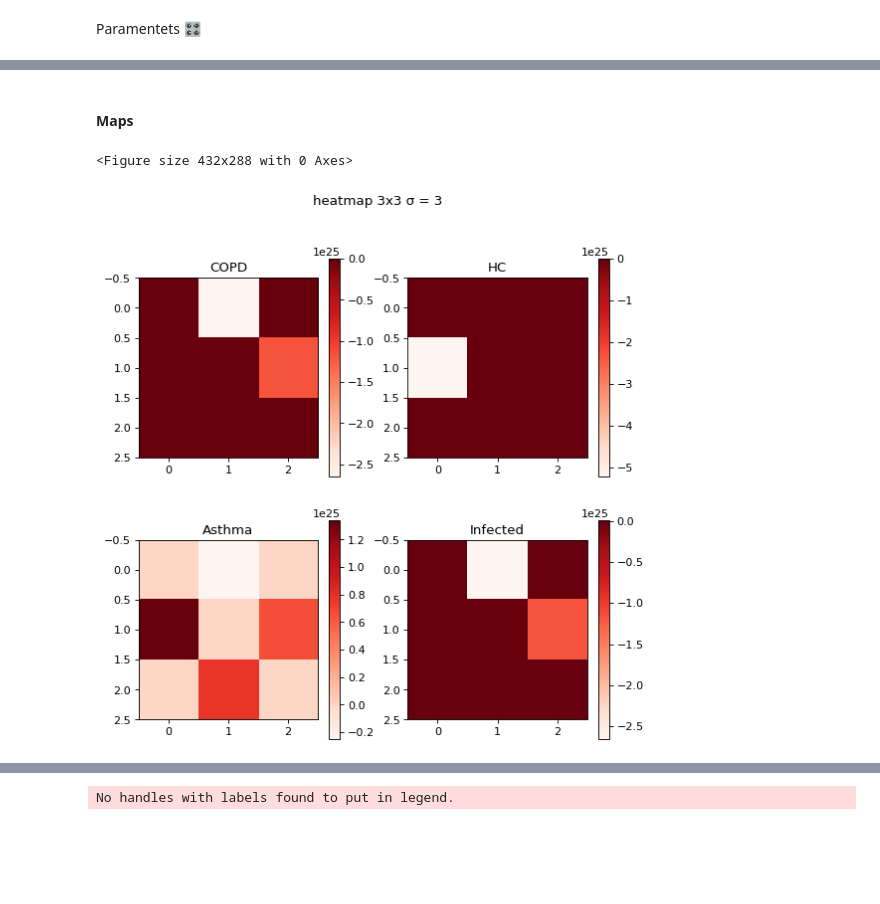
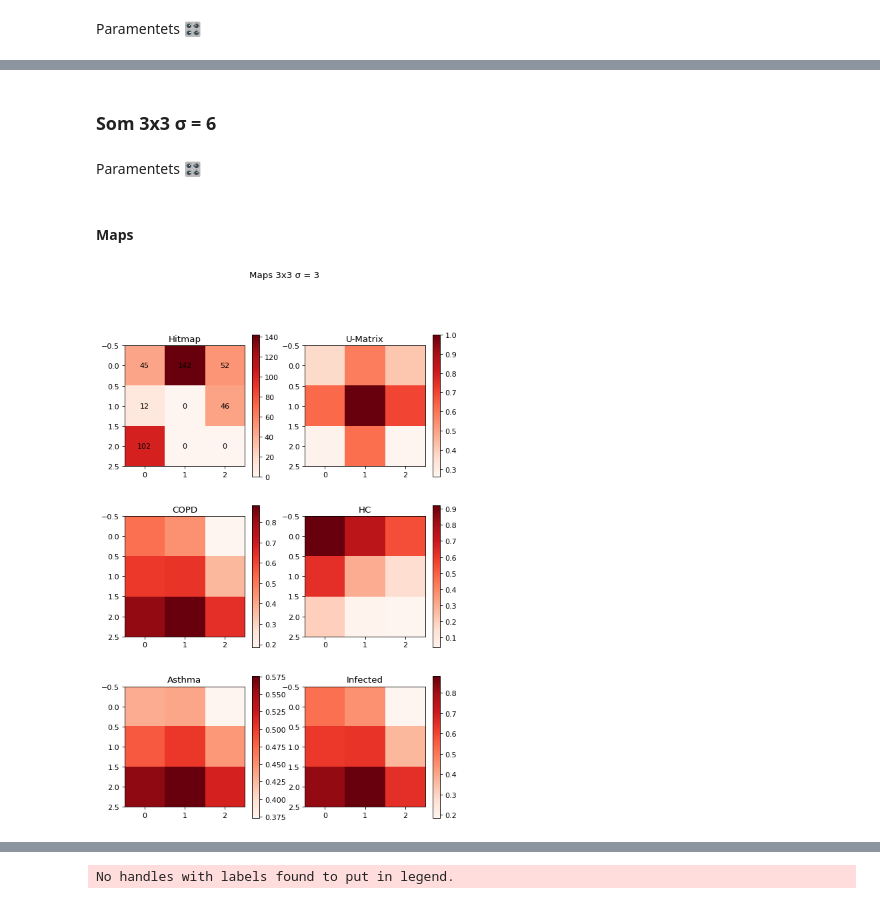
Before and after one commit to barauna-lo/Neurocomputing, a Jupyter notebook: Project_02_SOM.ipynb, the cells around one changed output, grey strips where cells are left out. Cells and saved outputs as stored; diff of their text form; code cells hidden in the pictures; blank space fills up the shorter version.

```diff
--- a/Project_02_SOM.ipynb
+++ b/Project_02_SOM.ipynb
@@ -313,2 +317,10 @@ target = df['Diagnosis'].values
 # %% [markdown]
 Paramentets 🎛️
+# %%
+# Models Paramentes 🎛️
+n_neurons, m_neurons = 3, 3
+sigma          = [.2,.4,.6,.2,.4,.6,.2,.4,.6]
+learning_rate  = [.2,.2,.2,.4,.4,.4,.6,.6,.6]
+neighborhood_function = 'gaussian'
+random_seed = 10
+epochs = 1000
@@ -315,36 +479,54 @@ Paramentets 🎛️
+# %% [markdown]
+### Som 3x3  σ = 6
+# %% [markdown]
+Paramentets 🎛️
 # %%
 # Models Paramentes 🎛️
 n_neurons, m_neurons = 3, 3
-sigma = 3.
-learning_rate = 7.
+sigma = 3
+learning_rate = 2.
 neighborhood_function = 'gaussian'
 random_seed = 10
 epochs = 1000
 # %%
-som_Exasens33 = MiniSom(n_neurons, m_neurons, data.shape[1],
+som_Exasens33sigma6 = MiniSom(n_neurons, m_neurons, data.shape[1],
                         sigma=sigma,
                         learning_rate=learning_rate,
                         neighborhood_function=neighborhood_function,
                         random_seed=random_seed)
-som_Exasens33.random_weights_init(data.values)
-som_Exasens33.train_random(data.values, epochs)
+som_Exasens33sigma6.random_weights_init(data.values)
+som_Exasens33sigma6.train_random(data.values, epochs)
 # %% [markdown]
 #### Maps
+# %%
+som = som_Exasens33sigma6
 # %%
-som = som_Exasens33
 
+frequencies = som.activation_response(data.values).astype(int)
+frequencies = frequencies.T[::-1]
 grid_shape = som.get_weights().shape[0:2]
 weights = som.get_weights()
-plt.figure()
-#heatmap(som_iris33, iris.feature_names, (2, 2), cmap='Reds')
-figure(figsize=(8, 8),dpi=80)
+
+figure(figsize=(8, 12),dpi=80)
+
+plt.subplot(3,2,1)
+plt.imshow(frequencies,cmap='Reds')
+plt.colorbar()
+for (i, j), value in np.ndenumerate(frequencies):
+        plt.text(j, i, value, verticalalignment='center',
+                              horizontalalignment='center')
+plt.title('Hitmap')
+plt.subplot(3,2,2)
+plt.imshow(som.distance_map(),cmap="Reds")
+plt.colorbar()
+plt.title('U-Matrix')
+
 for i in range(len(labels)):
-  plt.subplot(2,2, i + 1)
+  plt.subplot(3,2, i + 3)
   plt.title(labels[i])
   plt.imshow(weights[:, :, i-1], cmap='Reds')
-  plt.suptitle('heatmap 3x3 σ = 3')
+  plt.suptitle('Maps 3x3 σ = 3')
   plt.colorbar() #for plot the bar
 plt.show()
 # %% [output]
-<Figure size 432x288 with 0 Axes>
-[figure, old version]
+[figure, new version]
```
Also changed, not shown: parts of 22 cells of this notebook.
